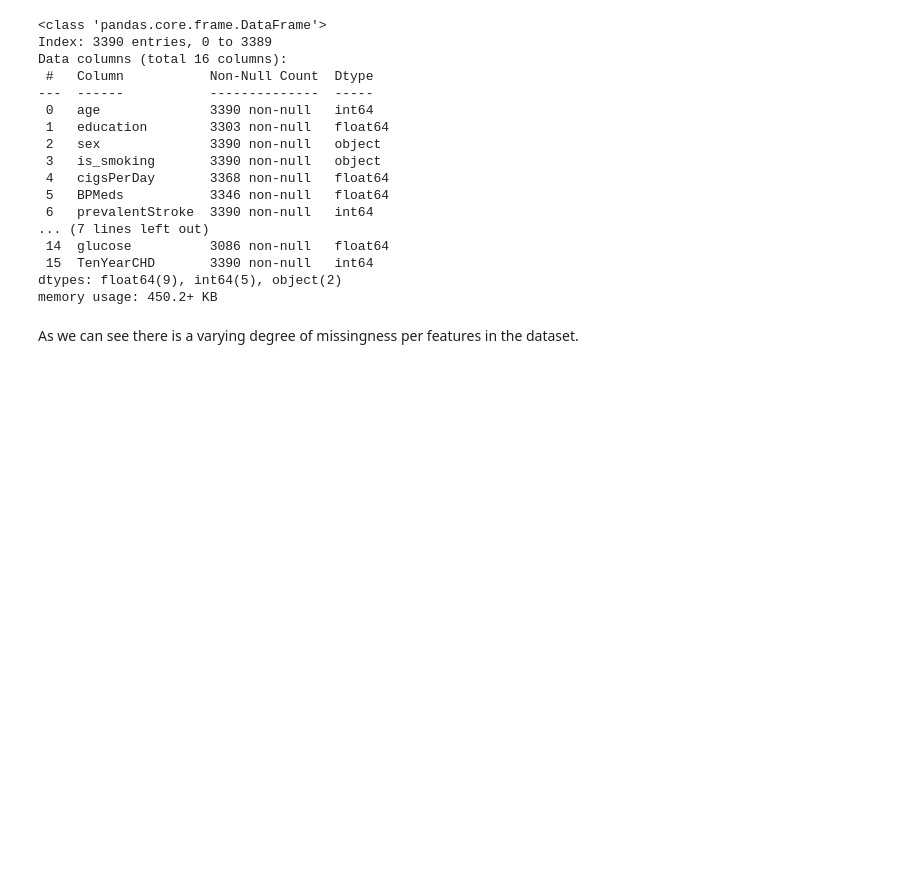
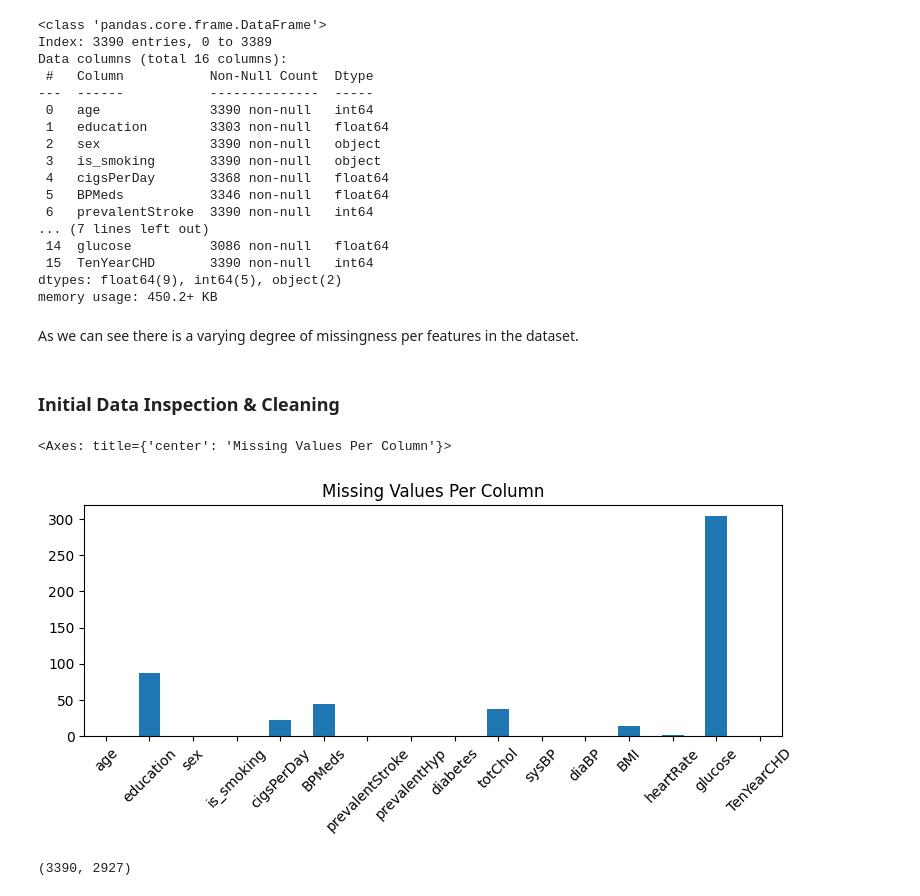
Before and after one commit to mtfattahpour/chd-prediction, a Jupyter notebook: notebooks/eda.ipynb, the cells around one changed output. Drawn from its saved outputs; the diff is of its cells as text; code cells hidden in the pictures; blank space fills up the shorter version.

Commit message:
Added initial data inspection and missingness handling

```diff
--- a/notebooks/eda.ipynb
+++ b/notebooks/eda.ipynb
@@ -74,3 +74,14 @@ dtypes: float64(9), int64(5), object(2)
 memory usage: 450.2+ KB
 # %% [markdown]
 As we can see there is a varying degree of missingness per features in the dataset.
+# %% [markdown]
+### Initial Data Inspection & Cleaning
+# %%
+df.isna().sum().plot(kind='bar', figsize=(9, 3), title="Missing Values Per Column", rot=45)
+# %% [output]
+<Axes: title={'center': 'Missing Values Per Column'}>
+[figure, added]
+# %%
+df.shape[0], df.dropna().shape[0]
+# %% [output]
+(3390, 2927)
```
Also changed, not shown: parts of 7 cells of this notebook.
